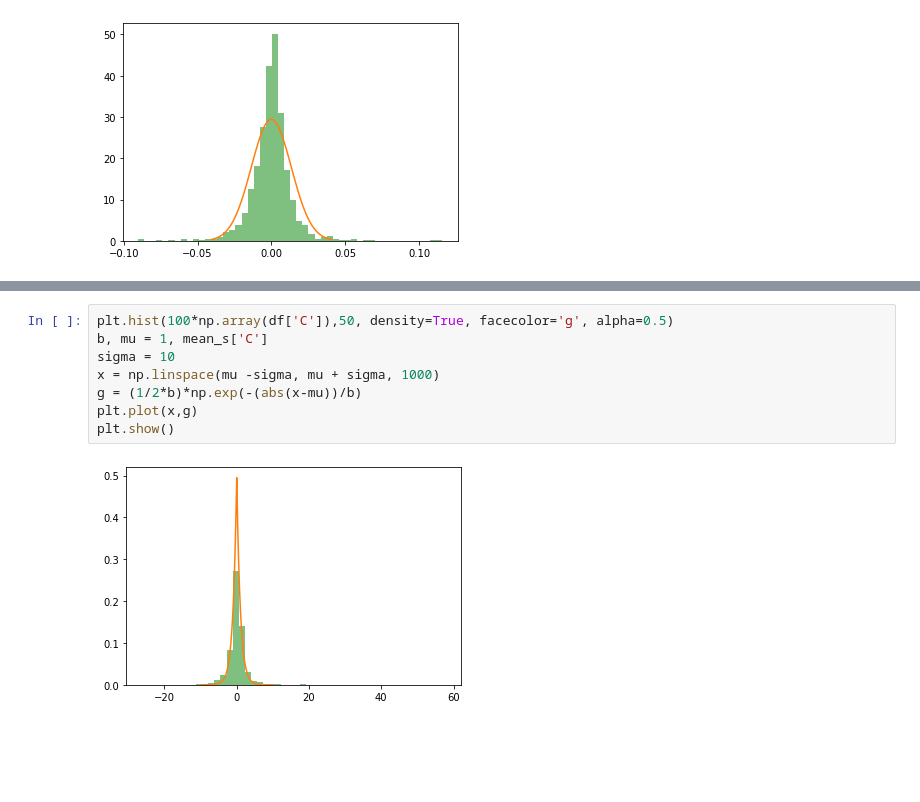
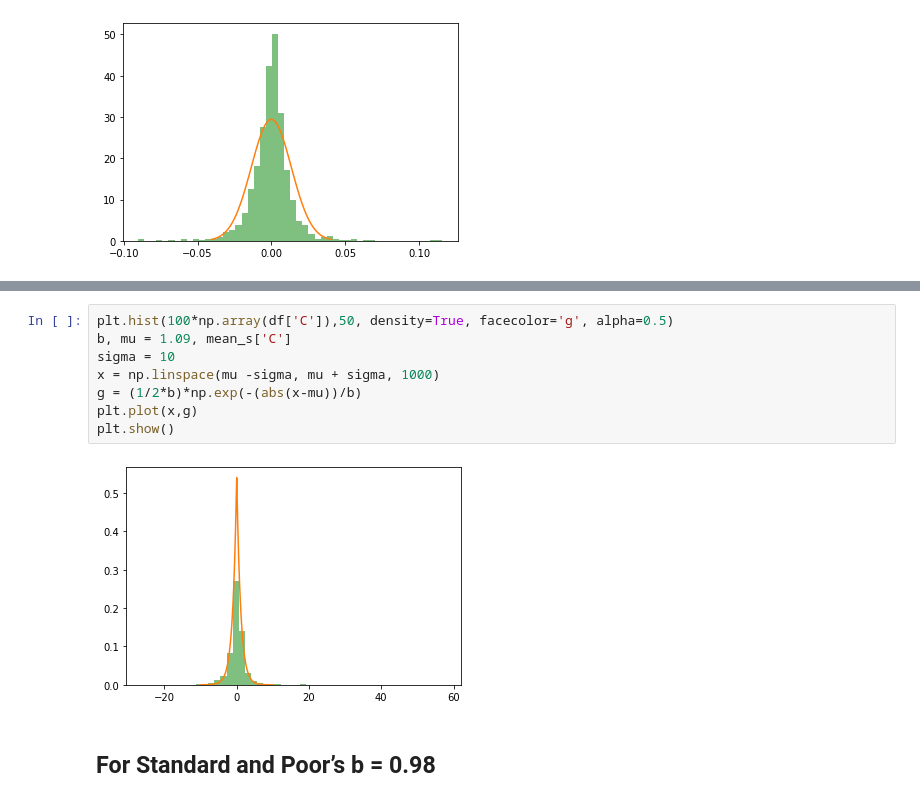
Before and after one commit to sid573/MA471-SAFD, a Jupyter notebook: Assignment_1/Assignment_1b.ipynb, the cells around one changed output, grey strips where cells are left out. Cells and saved outputs as stored; diff of their text form; blank space fills up the shorter version.

```diff
--- a/Assignment_1/Assignment_1b.ipynb
+++ b/Assignment_1/Assignment_1b.ipynb
@@ -64,12 +69,14 @@ plt.show()
 # %%
 plt.hist(100*np.array(df['C']),50, density=True, facecolor='g', alpha=0.5)
-b, mu = 1, mean_s['C']
+b, mu = 1.09, mean_s['C']
 sigma = 10
 x = np.linspace(mu -sigma, mu + sigma, 1000)
 g = (1/2*b)*np.exp(-(abs(x-mu))/b)
 plt.plot(x,g)
 plt.show()
 # %% [output]
-[figure, old version]
+[figure, new version]
+# %% [markdown]
+## For Standard and Poor’s b = 0.98
 # %%
 plt.hist(100*np.array(df['SP']),50, density=True, facecolor='g', alpha=0.5)
```
Also changed, not shown: parts of 8 cells of this notebook.
